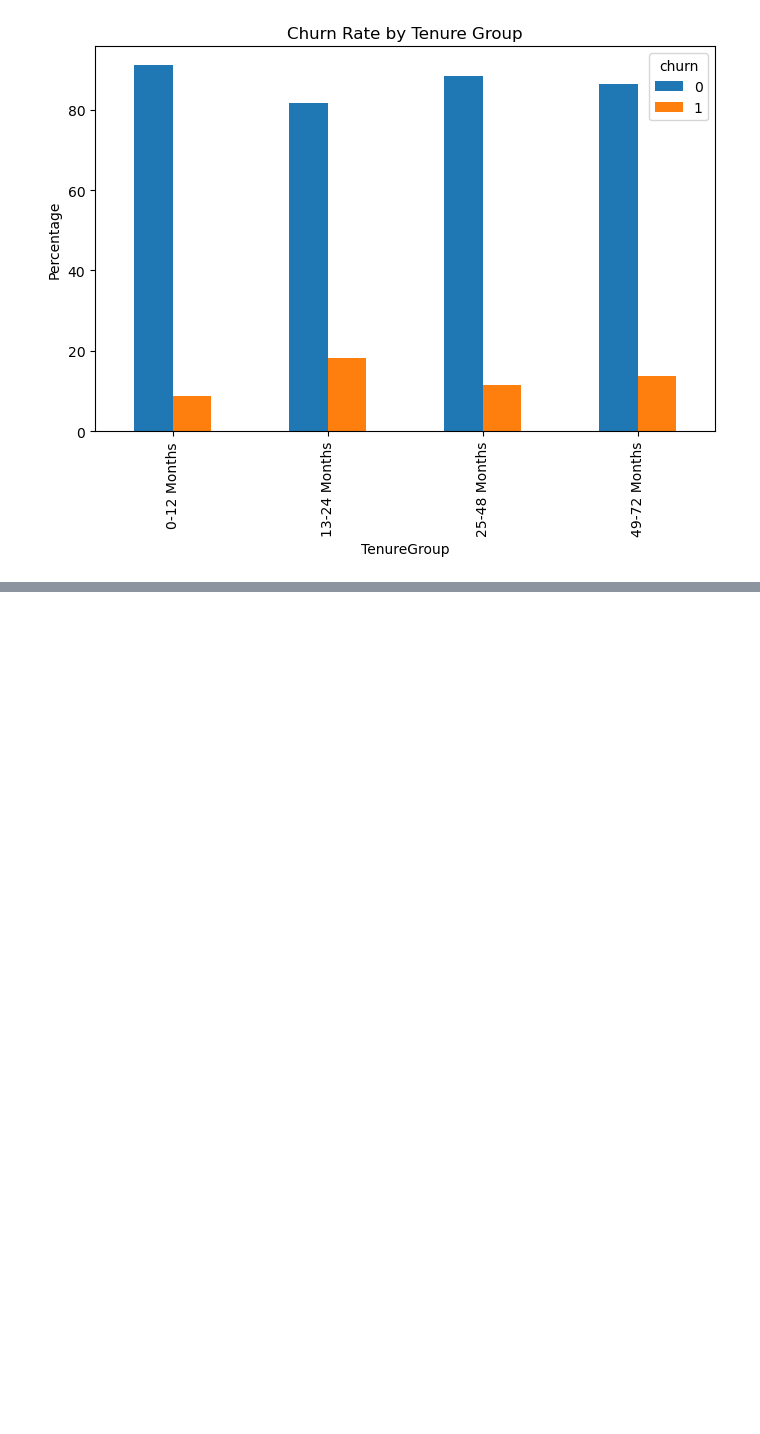
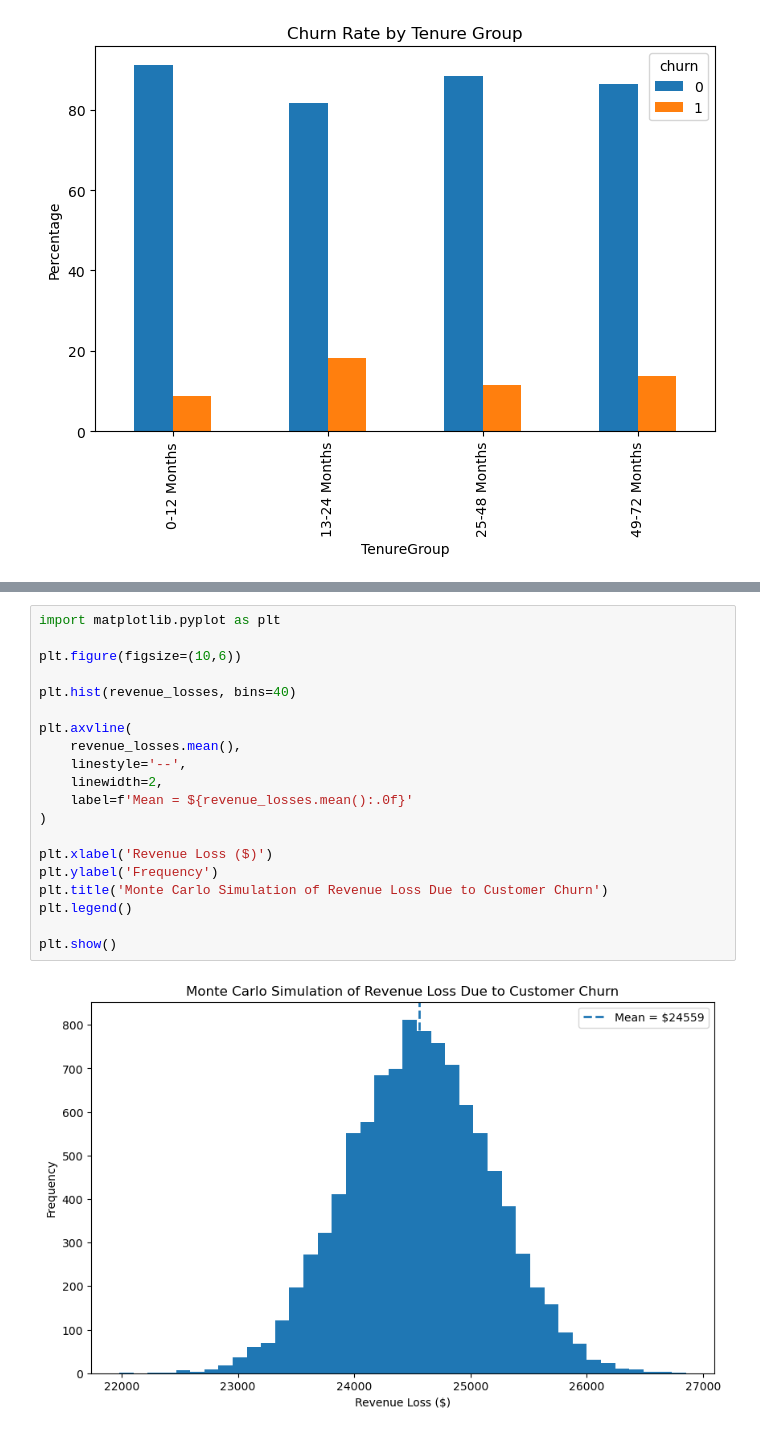
Before and after one commit to Ains123/Customer-churn, a Jupyter notebook: Notebooks/05_model_training.ipynb, the cells around one changed output, grey strips where cells are left out. Drawn from its saved outputs; the diff is of its cells as text; blank space fills up the shorter version.

Commit message:
feature: add the monte carlo risk analysis

```diff
--- a/Notebooks/05_model_training.ipynb
+++ b/Notebooks/05_model_training.ipynb
@@ -633,0 +698,22 @@ plt.show()
+# %%
+import matplotlib.pyplot as plt
+
+plt.figure(figsize=(10,6))
+
+plt.hist(revenue_losses, bins=40)
+
+plt.axvline(
+    revenue_losses.mean(),
+    linestyle='--',
+    linewidth=2,
+    label=f'Mean = ${revenue_losses.mean():.0f}'
+)
+
+plt.xlabel('Revenue Loss ($)')
+plt.ylabel('Frequency')
+plt.title('Monte Carlo Simulation of Revenue Loss Due to Customer Churn')
+plt.legend()
+
+plt.show()
+# %% [output]
+[figure, added]
```
Also changed, not shown: parts of 5 cells of this notebook.
